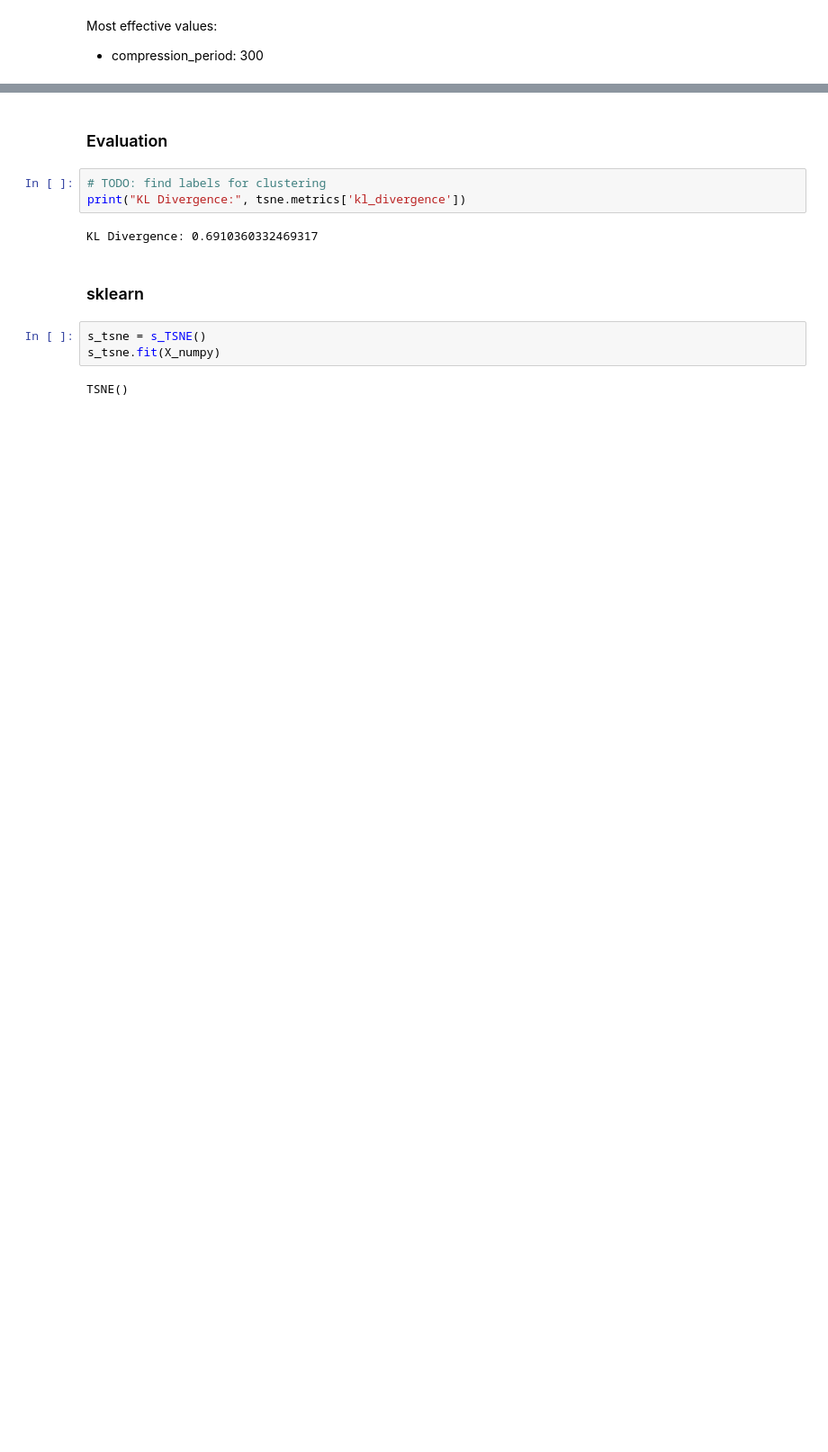
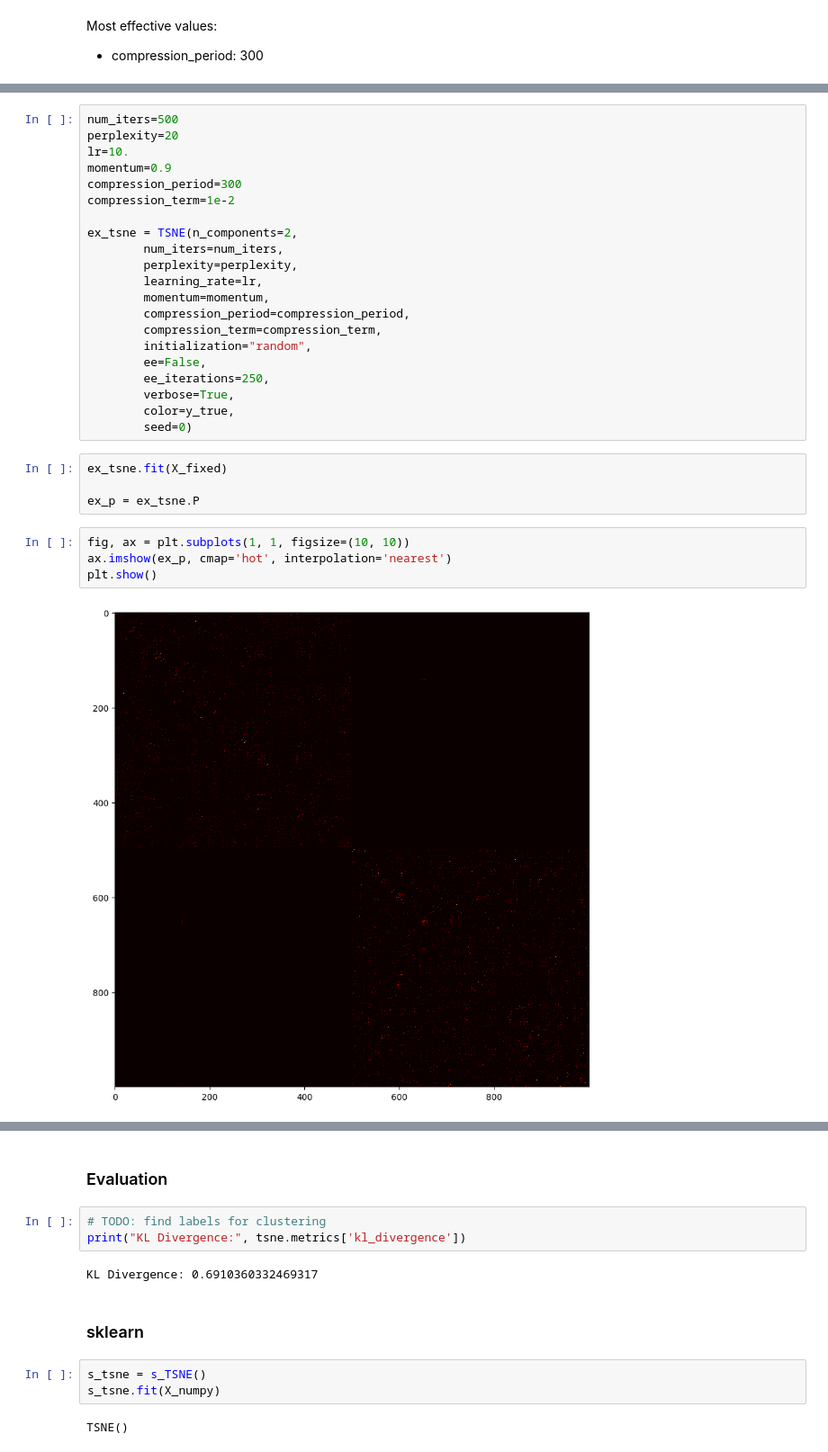
Before and after one commit to just1ce415/MMML_project, a Jupyter notebook: demo_tsne.ipynb, the cells around one changed output, grey strips where cells are left out. Shown at 90% size. Cells and saved outputs as stored; diff of their text form; blank space fills up the shorter version.

```diff
--- a/demo_tsne.ipynb
+++ b/demo_tsne.ipynb
@@ -121,0 +197,31 @@ sc.pl.umap(anndata, color="leiden")
+# %%
+num_iters=500
+perplexity=20
+lr=10.
+momentum=0.9
+compression_period=300
+compression_term=1e-2
+
+ex_tsne = TSNE(n_components=2,
+        num_iters=num_iters,
+        perplexity=perplexity,
+        learning_rate=lr,
+        momentum=momentum,
+        compression_period=compression_period,
+        compression_term=compression_term,
+        initialization="random",
+        ee=False,
+        ee_iterations=250,
+        verbose=True,
+        color=y_true,
+        seed=0)
+# %%
+ex_tsne.fit(X_fixed)
+
+ex_p = ex_tsne.P
+# %%
+fig, ax = plt.subplots(1, 1, figsize=(10, 10))
+ax.imshow(ex_p, cmap='hot', interpolation='nearest')
+plt.show()
+# %% [output]
+[figure, added]
```
Also changed, not shown: parts of 24 cells of this notebook, 3 other files.
